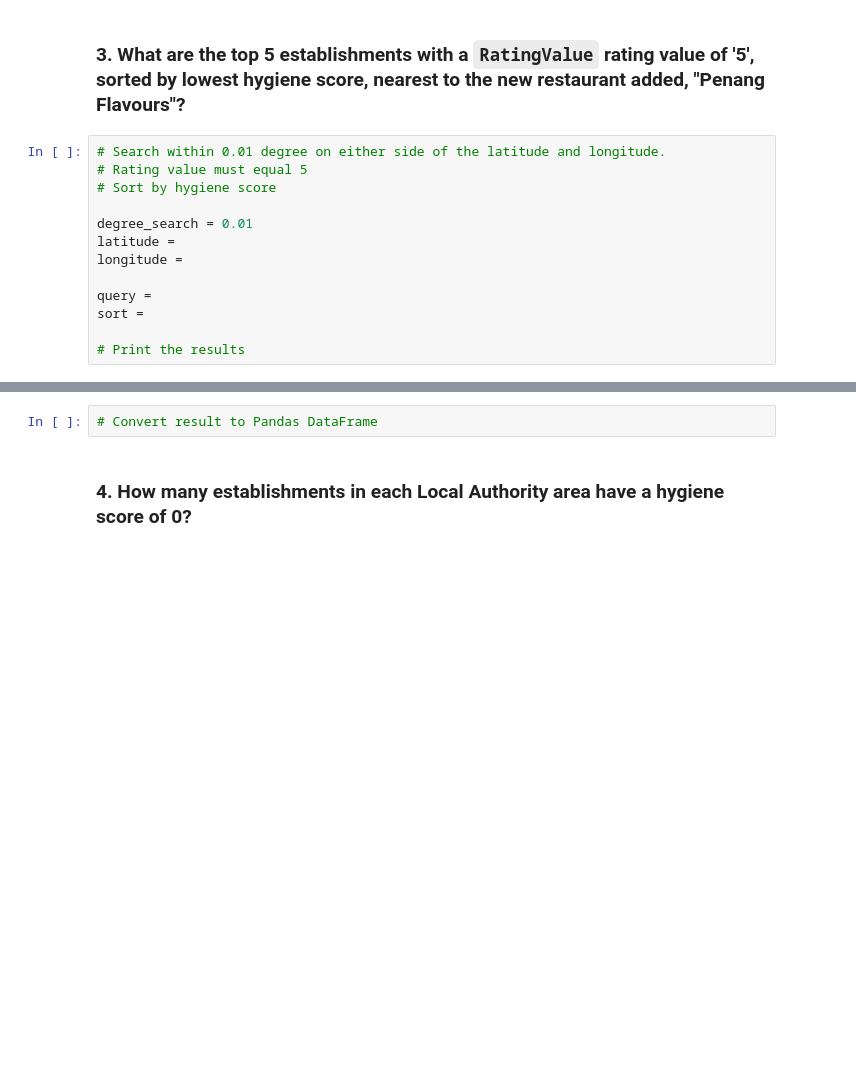
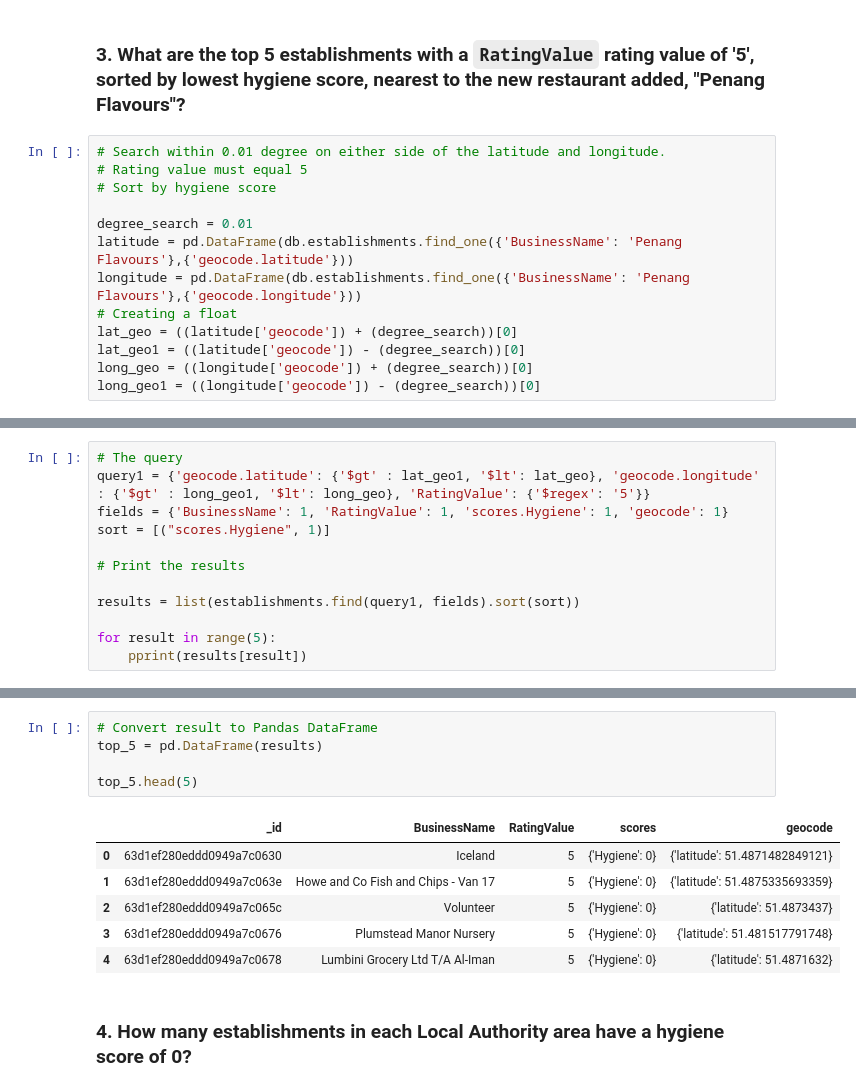
Before and after one commit to oas95/nosql-challenge, a Jupyter notebook: NoSQL/NoSQL_analysis_starter.ipynb, the cells around one changed output, grey strips where cells are left out. Saved outputs shown, nothing was run; the diff lists cells and outputs as text; blank space fills up the shorter version.

```diff
--- a/NoSQL/NoSQL_analysis_starter.ipynb
+++ b/NoSQL/NoSQL_analysis_starter.ipynb
@@ -96,10 +124,10 @@ WriteError: The dollar ($) prefixed field '$toInt' in '$toInt' is not allowed in
 # Sort by hygiene score
 
 degree_search = 0.01
-latitude =
-longitude =
-
-query =
-sort =
-
-# Print the results
+latitude = pd.DataFrame(db.establishments.find_one({'BusinessName': 'Penang Flavours'},{'geocode.latitude'}))
+longitude = pd.DataFrame(db.establishments.find_one({'BusinessName': 'Penang Flavours'},{'geocode.longitude'}))
+# Creating a float
+lat_geo = ((latitude['geocode']) + (degree_search))[0]
+lat_geo1 = ((latitude['geocode']) - (degree_search))[0]
+long_geo = ((longitude['geocode']) + (degree_search))[0]
+long_geo1 = ((longitude['geocode']) - (degree_search))[0]
@@ -105,0 +145,12 @@ sort =
+# %%
+# The query
+query1 = {'geocode.latitude': {'$gt' : lat_geo1, '$lt': lat_geo}, 'geocode.longitude' : {'$gt' : long_geo1, '$lt': long_geo}, 'RatingValue': {'$regex': '5'}}
+fields = {'BusinessName': 1, 'RatingValue': 1, 'scores.Hygiene': 1, 'geocode': 1}
+sort = [("scores.Hygiene", 1)]
+
+# Print the results
+
+results = list(establishments.find(query1, fields).sort(sort))
+
+for result in range(5):
+    pprint(results[result])
@@ -106,5 +175,15 @@ sort =
 # %%
 # Convert result to Pandas DataFrame
+top_5 = pd.DataFrame(results)
+
+top_5.head(5)
+# %% [output]
+|  | _id | BusinessName | RatingValue | scores | geocode |
+| 0 | 63d1ef280eddd0949a7c0630 | Iceland | 5 | {'Hygiene': 0} | {'latitude': 51.4871482849121} |
+| 1 | 63d1ef280eddd0949a7c063e | Howe and Co Fish and Chips - Van 17 | 5 | {'Hygiene': 0} | {'latitude': 51.4875335693359} |
+| 2 | 63d1ef280eddd0949a7c065c | Volunteer | 5 | {'Hygiene': 0} | {'latitude': 51.4873437} |
+| 3 | 63d1ef280eddd0949a7c0676 | Plumstead Manor Nursery | 5 | {'Hygiene': 0} | {'latitude': 51.481517791748} |
+| 4 | 63d1ef280eddd0949a7c0678 | Lumbini Grocery Ltd T/A Al-Iman | 5 | {'Hygiene': 0} | {'latitude': 51.4871632} |
 # %% [markdown]
 ### 4. How many establishments in each Local Authority area have a hygiene score of 0?
 # %%
```
Also changed, not shown: parts of 7 cells of this notebook, 1 other file.
